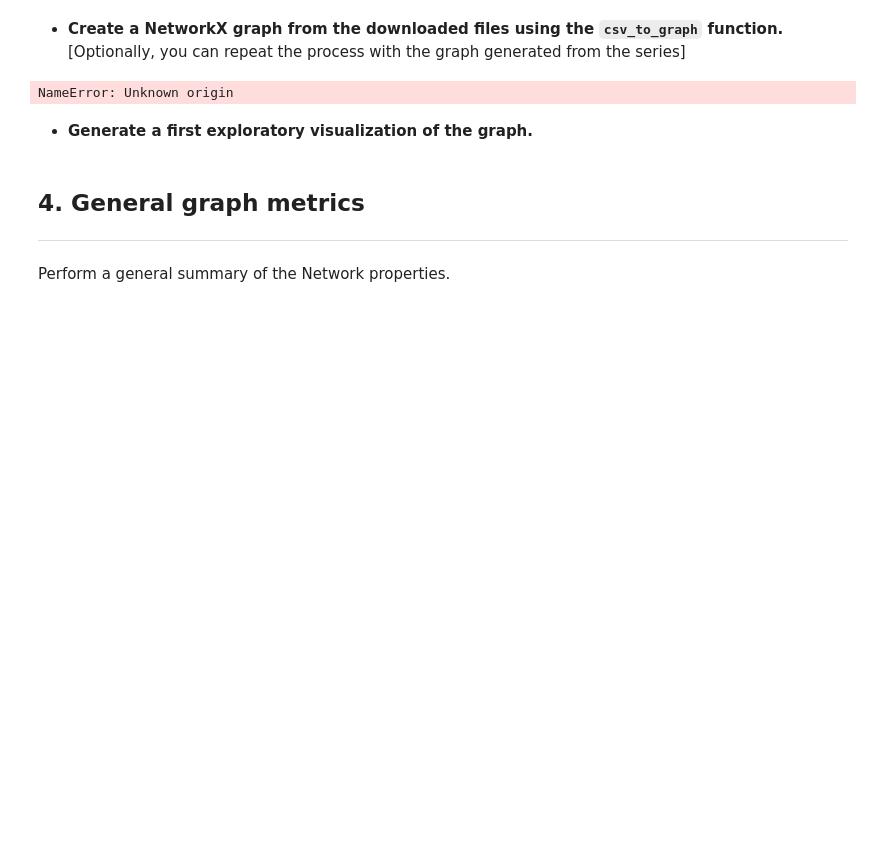
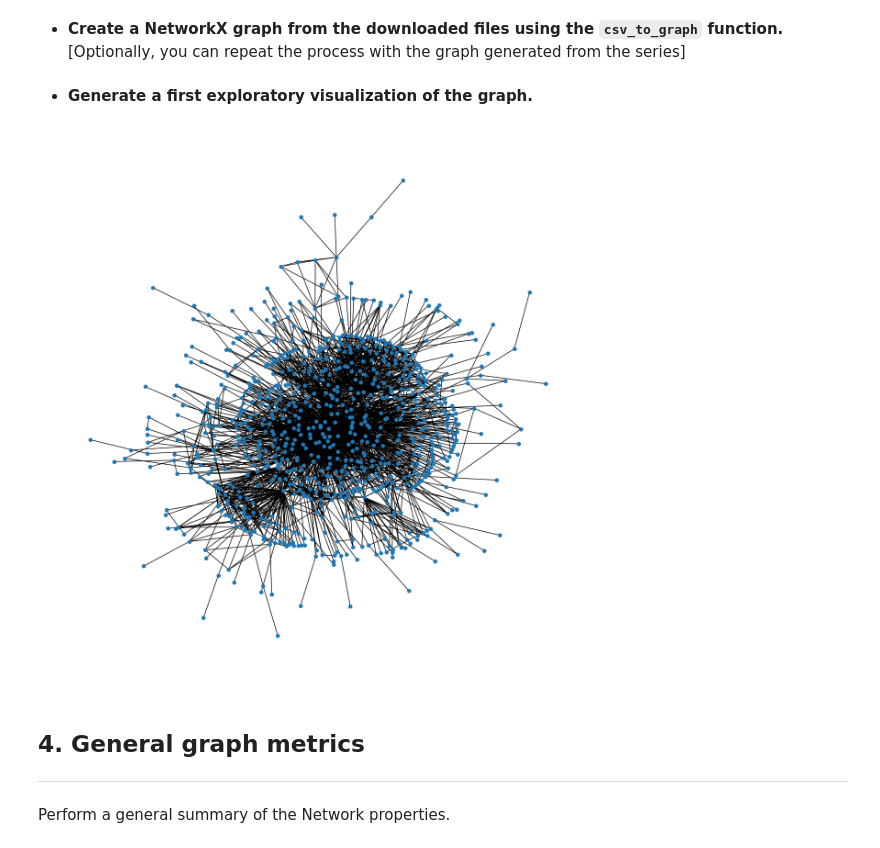
Before and after one commit to mustaphouni04/AGX_Exercises, a Jupyter notebook: Seminar1_AGX/[AGX]_Seminar_1_2023_2024.ipynb, the cells around one changed output. Cells and saved outputs as stored; diff of their text form; code cells hidden in the pictures; blank space fills up the shorter version.

Commit message:
Load graph and visualization

```diff
--- a/Seminar1_AGX/[AGX]_Seminar_1_2023_2024.ipynb
+++ b/Seminar1_AGX/[AGX]_Seminar_1_2023_2024.ipynb
@@ -187,15 +187,19 @@ def csv_to_graph(file_id_nodes: str, file_id_edges: str, origin: str = 'book') \
     return g
 # %% [markdown]
 * **Create a NetworkX graph from the downloaded files using the `csv_to_graph` function.** [Optionally, you can repeat the process with the graph generated from the series]
-# %%
-g_book = csv_to_graph('', '', origin='')
-# %% [output]
-NameError: Unknown origin
+# %%
+g_book = csv_to_graph('asoiaf-all-nodes.csv', 'asoiaf-all-edges.csv', origin='book')
 # %% [markdown]
 * **Generate a first exploratory visualization of the graph.**
 # %%
 plt.rcParams['figure.figsize'] = [12, 12]
 plt.rcParams['figure.dpi'] = 100
+
+pos = graphviz_layout(g_book, prog="neato")
+nx.draw(g_book, pos, with_labels=False, arrows=False, node_size=30)
+plt.show()
+# %% [output]
+[figure, added]
 # %% [markdown]
 ## 4. General graph metrics
 ---
```
